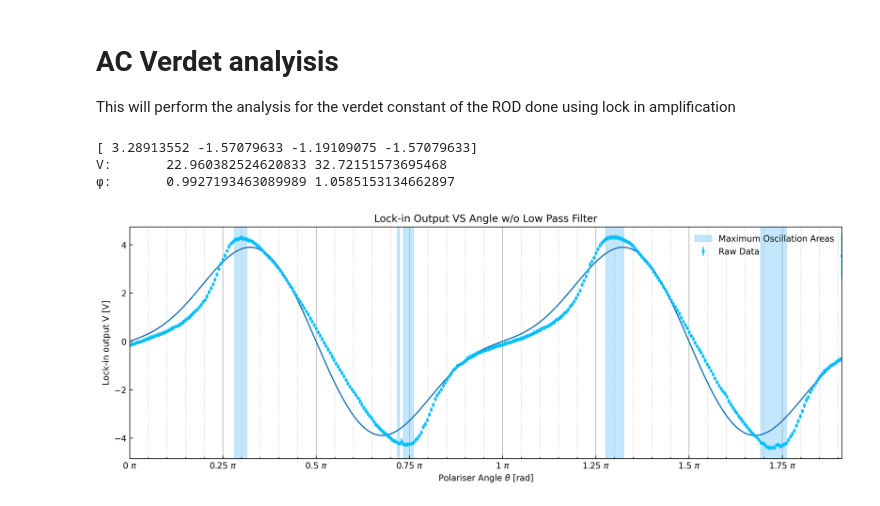
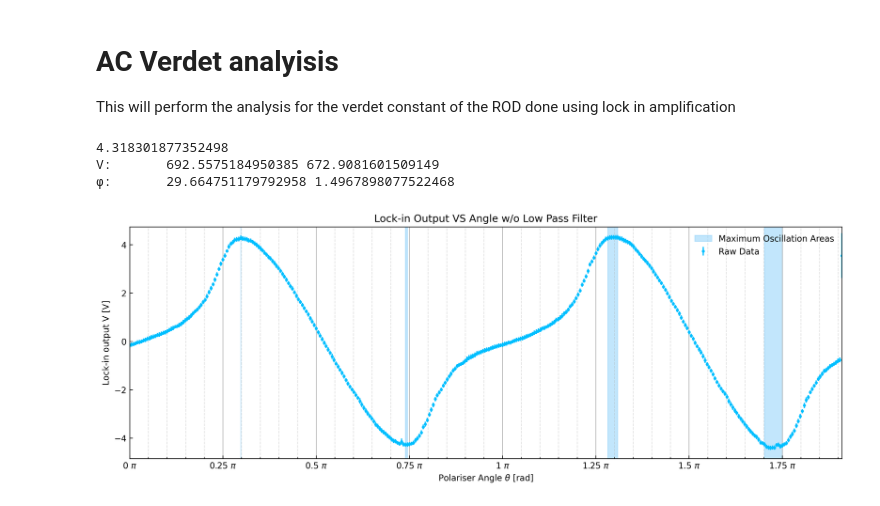
Before and after one commit to PanosEconomou/advanced-lab, a Jupyter notebook: 2.Faraday-Rotation/1.Lab-Data/7.FARADAY__Mar-29-2021__14-40-24/7.AC_ANALYSIS.ipynb, the cells around one changed output. Saved outputs shown, nothing was run; the diff lists cells and outputs as text; code cells hidden in the pictures.

```diff
--- a/2.Faraday-Rotation/1.Lab-Data/7.FARADAY__Mar-29-2021__14-40-24/7.AC_ANALYSIS.ipynb
+++ b/2.Faraday-Rotation/1.Lab-Data/7.FARADAY__Mar-29-2021__14-40-24/7.AC_ANALYSIS.ipynb
@@ -110,6 +110,7 @@ def get_current_ac(angles=np.linspace(0,360,360,dtype=int),directory=directory,c
 def calc_verdet_ac(voltage,voltage_std,current,current_std,average=0.95,params=params):
     # First calculate the phase shift from the amplitude of the signal
     V_max = np.mean([abs(i) for i in voltage if abs(i)/max(voltage) >= average])
+    print(V_max)
 
     Gain  = params['G_preamp']*params['G_filter']*params['G_lp_amp']*params['G_lock_in']
     K     = params['K_sensor']
@@ -120,7 +121,7 @@ def calc_verdet_ac(voltage,voltage_std,current,current_std,average=0.95,params=p
 
     # This is the phase shift
     f = np.sqrt( 2 * V_max / (Gain * K * K_loc * R * P) )
-    Delta_phi = np.arcsin(f)*180/np.pi - cor
+    Delta_phi = np.arccos(f)*180/np.pi - cor - 53
 
     # To get the phase uncertainty
     sigma_V = [voltage_std[i]**2 for i in range(len(voltage)) if abs(voltage[i])/max(voltage) >= average]
@@ -151,7 +152,8 @@ def calc_verdet_ac(voltage,voltage_std,current,current_std,average=0.95,params=p
 
 
 # Plot a voltage VS amplitude graph
-def plot_VA(angles=np.linspace(0,360,360,dtype=int),V=None,V_std=None,directory=directory,channel=5,title='Lock-in Output VS Angle',average=0.97):
+def plot_VA(angles=np.linspace(0,360,360,dtype=int),V=None,V_std=None,directory=directory,channel=5,\
+            title='Lock-in Output VS Angle',average=0.97):
 
     if type(V) == type(None) or type(V_std) == type(None):
         V,V_std,_ = voltage_vs_angle(directory=directory,channel=channel)
@@ -180,7 +182,7 @@ def plot_VA(angles=np.linspace(0,360,360,dtype=int),V=None,V_std=None,directory=
     ax.tick_params(axis="both",which="both", direction="in")
     ax.xaxis.set_major_formatter(matplotlib.ticker.FormatStrFormatter('%g $\pi$'))
 
-    ax.fill_between(angles/180, 2*min(V), 2*max(V), where=(abs(V) > max(V)*average), color='lightskyblue',alpha=0.5,\§
+    ax.fill_between(angles/180, 2*min(V), 2*max(V), where=(abs(V) > max(V)*average), color='lightskyblue',alpha=0.5,\
                     label='Maximum Oscillation Areas')
 
     ax.legend(frameon = False)
@@ -188,10 +190,10 @@ def plot_VA(angles=np.linspace(0,360,360,dtype=int),V=None,V_std=None,directory=
     return fig,ax
 
 # Plot the lock in at a particular angle
-def plot_lock_in(angle,directory=directory):
+def plot_lock_in(angle,directory=directory,channel=3):
     data    = get_angle(angle,directory=directory)
-    time    = data[2]
-    lock_in = data[3]
+    time    = data[2*(channel-1)]
+    lock_in = data[2*(channel-1)+1]
 
     fig = plt.figure(figsize=(13,5))
     ax = fig.add_subplot(111)
@@ -207,7 +209,7 @@ directory = 'AC_VERDET_ROD'
 
 # Set the parameters of the experiment
 params = {
-    'P_max'        : 1e-3,           # Laser source power in W
+    'P_max'        : 2e-3,           # Laser source power in W
     'R_sensor'     : 1e+3,           # Sensor Resistance in Ω
     'K_sensor'     : 0.6,            # Sensor Responsivity in A/W
     'G_preamp'     : 10,             # Preamplifier Gain
@@ -215,42 +217,52 @@ params = {
     'G_lock_in'    : 20,             # Lock in Gain
     'K_lock_in'    : 1/2,            # Lock in Constant
     'G_lp_amp'     : 20,             # Lock in, low pass amplifier gain
     'K_solenoid'   : 0.011,          # Solenoid constant in T/A
     'Length'       : 10.175e-2,      # Material length in the solenoid in m
     'Sigma_L'      : 0.005e-2,       # Uncertainty in Length in m
     'Correction'   : pol_angle       # Correction angle to account for the difference of the polarizers
 }
 angles = np.linspace(0,360,360,dtype=int)
 
 # Get the relevant data
 voltage, voltage_std, angles = voltage_vs_angle(directory=directory)
 angles = np.linspace(0,angle_correction,360)
 voltage -= np.mean(voltage)
 current, current_std, time = get_current_ac(angles=angles,directory=directory)
 
 # print_setup(directory)          # Print the setup for the particular experiment
 
 # Plot the voltage VS angle curve
-fig,ax = plot_VA(angles=angles,V=voltage,V_std=voltage_std,directory=directory,\
+fig,ax = plot_VA(angles=angles,V=voltage,V_std=voltage_std,directory=directory,average=0.99,\
                  title='Lock-in Output VS Angle w/o Low Pass Filter')
 
 # Fit the data
-fit = lambda theta, a,c,d,e: a*np.cos(2*theta + c) + d*np.sin(4*theta)
-pars, pcov = curve_fit(fit,angles/180*np.pi,voltage,p0=[4,1,2,-np.pi/2],\
-                       bounds=([0,-np.pi/2,-5,-np.pi/2],[5,np.pi/2,5,np.pi/2]))
+# N = 50
+# fit_angles = np.zeros(len(angles)*N)
+# for n in range(N):
+#     for i in range(len(angles)):
+#         fit_angles[n*len(angles)+i] = angles[i]/180*np.pi + 2*np.pi*n
 
-errors = [(pcov[i][i])**0.5 for i in range(len(pars))]
+# fit_voltage = np.tile(voltage,N)
 
-ax.plot(angles/180, fit(angles/180*np.pi,*pars))
-print(pars)
+# fit = lambda theta, a,b,c,d,e: a*np.sin(b*theta + c) - d*np.sin(b*theta + np.pi/4 + c)**2 + d/2 #- d*np.sin(2*b*theta + 2*c) + e
+
+# pars, pcov = curve_fit(fit,fit_angles,fit_voltage,p0=[2,2,-pol_angle_rad,1,1],\
+#                       )#bounds=([0,0.5,-0.3,0],[4.2,5,0.3,4]))
+
+# errors = [(pcov[i][i])**0.5 for i in range(len(pars))]
+
+# ax.plot(angles/180, fit(angles/180*np.pi,*pars))
+# ax.plot(angles/180, fit(angles/180*np.pi,*[3,2,-pol_angle_rad,1.5,1]))
+# print(pars)
 
 # Calculate Verdet constant
-V,V_std, Phi,Phi_std = calc_verdet_ac(voltage,voltage_std,current,current_std,average=0.999,params=params)
+V,V_std, Phi,Phi_std = calc_verdet_ac(voltage,voltage_std,current,current_std,average=0.99,params=params)
 
 print("V:\t",V*np.pi/180,V_std*np.pi/180) # 21.0 rad/Tm
 print("φ:\t",Phi,Phi_std)
 # %% [output]
-[ 3.28913552 -1.57079633 -1.19109075 -1.57079633]
-V:       22.960382524620833 32.72151573695468
-φ:       0.9927193463089989 1.0585153134662897
+4.318301877352498
+V:       692.5575184950385 672.9081601509149
+φ:       29.664751179792958 1.4967898077522468
-[figure, old version]
+[figure, new version]
```
Also changed, not shown: parts of 6 cells of this notebook, 1 other file.
